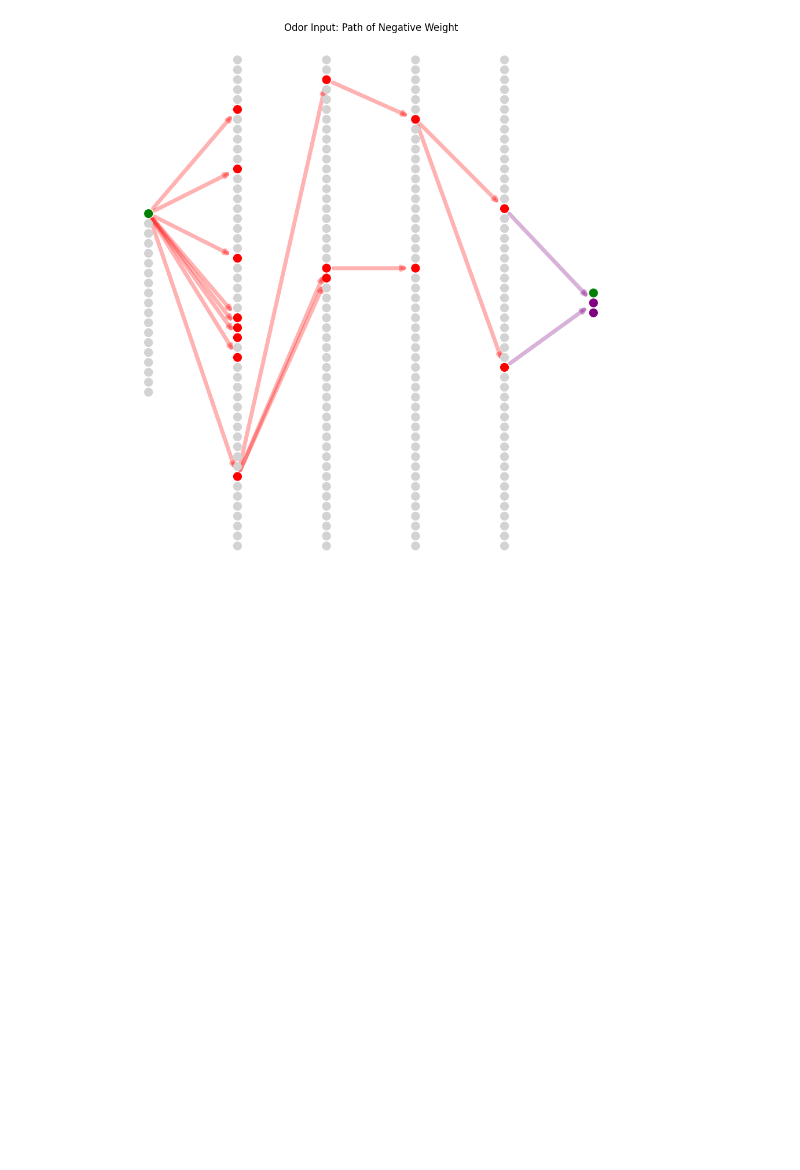
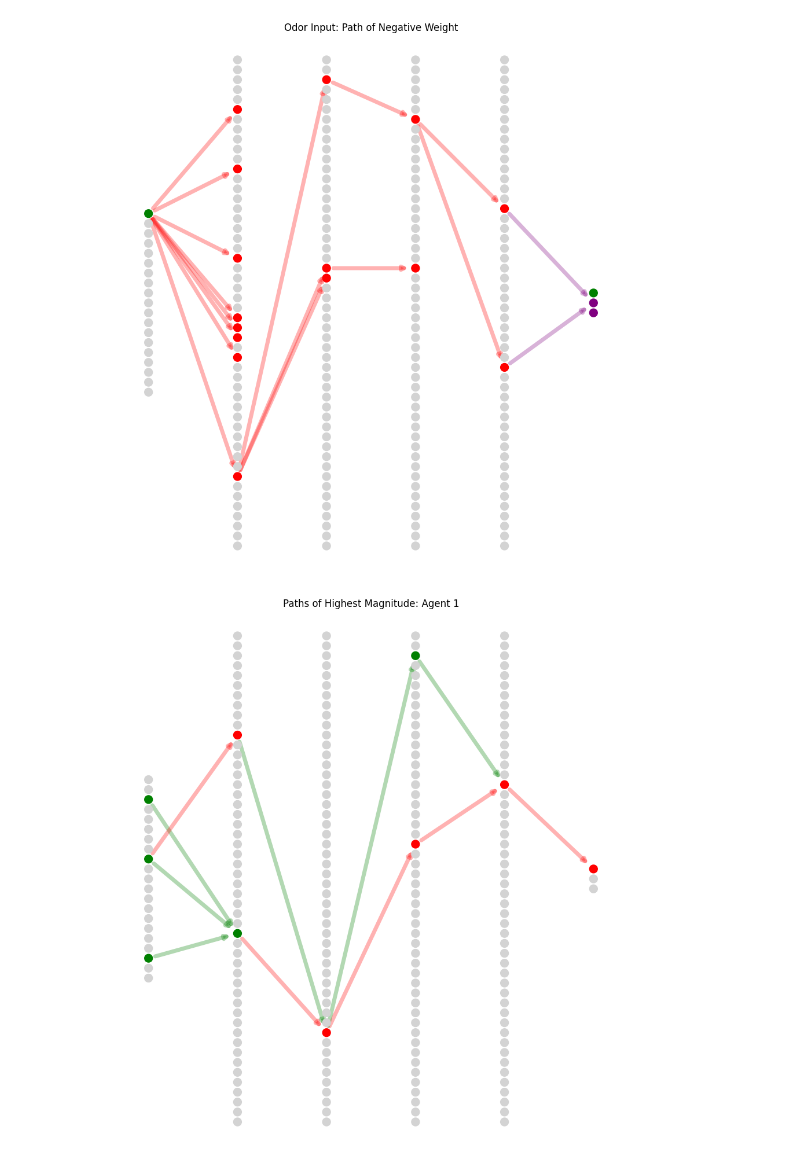
Before and after one commit to NiloufarRazmi/RL_Olfaction, a Jupyter notebook: cartesian_polar/neural-net-viz.ipynb, the cells around one changed output. Drawn from its saved outputs; the diff is of its cells as text; code cells hidden in the pictures; blank space fills up the shorter version.

Commit message:
Jun 27 lab meeting; model and weight visualizations

```diff
--- a/cartesian_polar/neural-net-viz.ipynb
+++ b/cartesian_polar/neural-net-viz.ipynb
@@ -300,3 +300,81 @@ plt.savefig('figures/20runs1EWodorLweightpath.png', dpi=500)
 plt.show()
 # %% [output]
 [figure]
+# %%
+# Create a directed graph
+G = nx.DiGraph()
+
+# Define layers
+layers = [21, 50, 50, 50, 50, 3]  # example layer sizes
+# we'll call every 10 nodes 100
+positions = {}  # for storing node positions
+layer_spacing = 1
+node_spacing = 1
+
+node_id = 0
+node_labels = {}
+
+for i, num_nodes in enumerate(layers):
+    for j in range(num_nodes):
+        G.add_node(node_id)
+        # Vertically align each layer, center it around y=0
+        x = i+5
+        y = -j * node_spacing + (num_nodes - 1) * node_spacing / 2
+        positions[node_id] = (x, y)
+        node_labels[node_id] = str(node_id)
+        node_id += 1
+
+
+# [ 66 120 218 270 273 290 309 439]
+# Draw nodes with color control
+node_colors = []
+for node in G.nodes:
+    if node in [8, 51, 18,123,2]:
+        node_colors.append("green")  # Highlight node 0
+    elif node in [111,142,186,221,31]:
+        node_colors.append('red')
+    elif node in []:
+        node_colors.append('purple')
+    else:
+        node_colors.append("lightgray")
+
+plt.figure(figsize=(12, 12))
+
+G.add_edge(8,51) # node 311
+G.add_edge(18,51) # node 311
+
+G.add_edge(51,111) # node 408
+G.add_edge(111,142) # node 225
+G.add_edge(142,186) # node 160
+G.add_edge(186,221) # node 0
+
+G.add_edge(111,123) # node 37
+G.add_edge(123,186)
+
+G.add_edge(8,31) # node 111
+G.add_edge(31,111)
+
+G.add_edge(2,51)
+
+
+edge_colors = []
+for edge in G.edges():
+    if edge in [(8,51), (18,51), (111,123),(123,186),(31,111),(2,51)]:
+        edge_colors.append('green')
+    elif edge in []:
+        edge_colors.append('purple')
+    else:
+        edge_colors.append('red')
+
+
+
+nx.draw_networkx_nodes(G, positions, node_color=node_colors, node_size=100)
+nx.draw_networkx_edges(G, positions, alpha=0.3, edge_color=edge_colors, width=5)
+#nx.draw_networkx_labels(G, positions, labels=node_labels, font_size=6)
+
+plt.axis("off")
+plt.title("Paths of Highest Magnitude: Agent 1")
+plt.savefig('figures/highmagnitudepaths1.png', dpi=500)
+plt.show()
+# %% [output]
+[figure, added]
```
Also changed, not shown: parts of 2 cells of this notebook, 3 other files.
